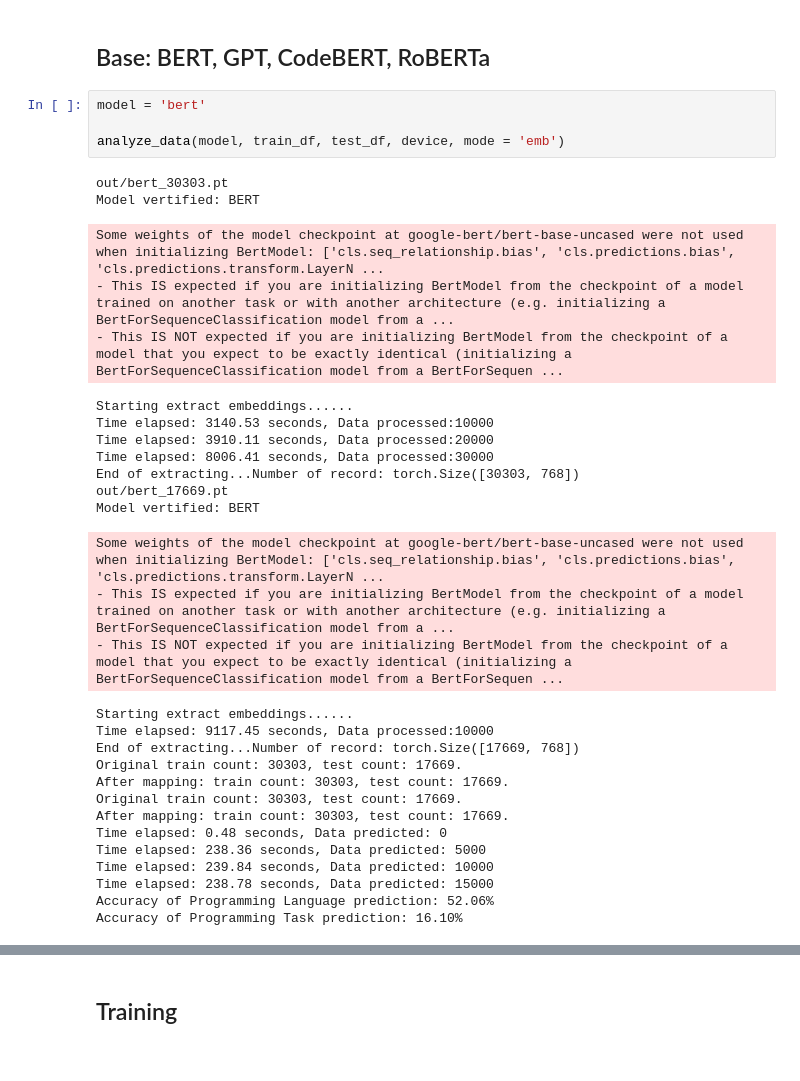
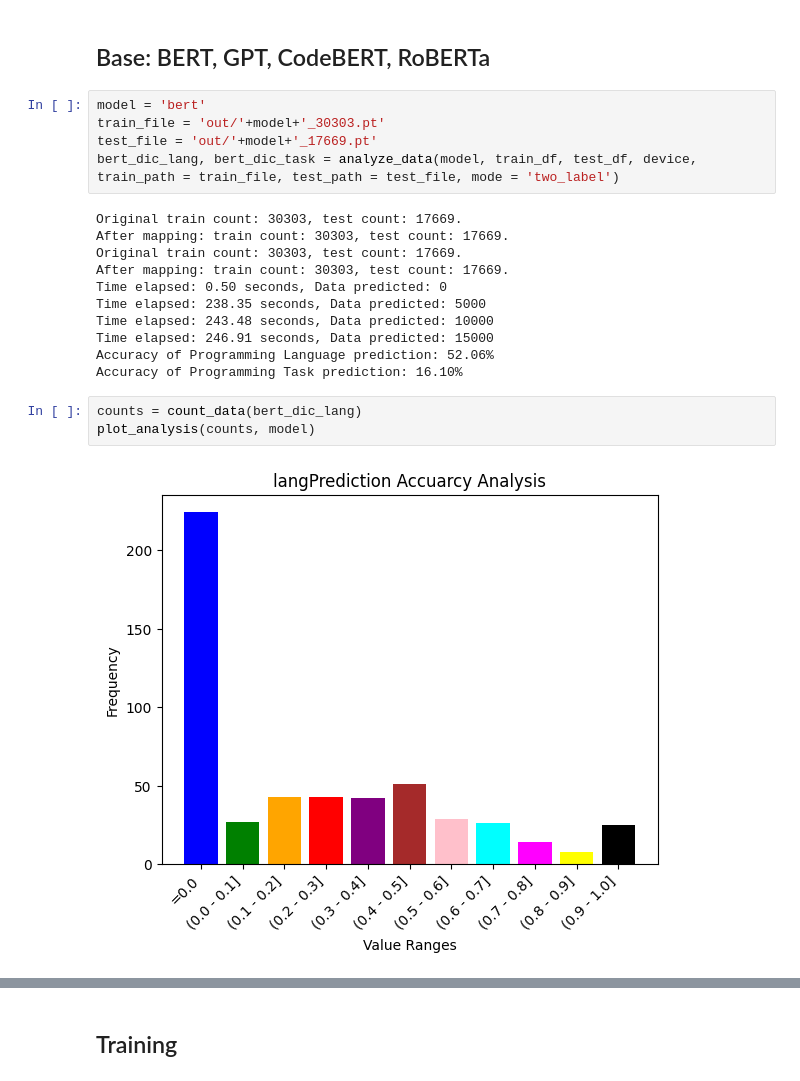
Before and after one commit to Simin404/literate_programming_llm, a Jupyter notebook: analyze_emb.ipynb, the cells around one changed output, grey strips where cells are left out. Saved outputs shown, nothing was run; the diff lists cells and outputs as text.

Commit message:
add histogram

```diff
--- a/analyze_emb.ipynb
+++ b/analyze_emb.ipynb
@@ -15,36 +15,24 @@ device: cuda
 ## Base: BERT, GPT, CodeBERT, RoBERTa
 # %%
 model = 'bert'
-
-analyze_data(model, train_df, test_df, device, mode = 'emb')
+train_file = 'out/'+model+'_30303.pt'
+test_file = 'out/'+model+'_17669.pt'
+bert_dic_lang, bert_dic_task = analyze_data(model, train_df, test_df, device, train_path = train_file, test_path = test_file, mode = 'two_label')
 # %% [output]
-out/bert_30303.pt
-Model vertified: BERT
+Original train count: 30303, test count: 17669.
+After mapping: train count: 30303, test count: 17669.
+Original train count: 30303, test count: 17669.
+After mapping: train count: 30303, test count: 17669.
+Time elapsed: 0.50 seconds, Data predicted: 0
+Time elapsed: 238.35 seconds, Data predicted: 5000
+Time elapsed: 243.48 seconds, Data predicted: 10000
+Time elapsed: 246.91 seconds, Data predicted: 15000
+Accuracy of Programming Language prediction: 52.06%
+Accuracy of Programming Task prediction: 16.10%
-Some weights of the model checkpoint at google-bert/bert-base-uncased were not used when initializing BertModel: ['cls.seq_relationship.bias', 'cls.predictions.bias', 'cls.predictions.transform.LayerN ...
-- This IS expected if you are initializing BertModel from the checkpoint of a model trained on another task or with another architecture (e.g. initializing a BertForSequenceClassification model from a ...
-- This IS NOT expected if you are initializing BertModel from the checkpoint of a model that you expect to be exactly identical (initializing a BertForSequenceClassification model from a BertForSequen ...
-Starting extract embeddings......
-Time elapsed: 3140.53 seconds, Data processed:10000
-Time elapsed: 3910.11 seconds, Data processed:20000
-Time elapsed: 8006.41 seconds, Data processed:30000
-End of extracting...Number of record: torch.Size([30303, 768])
-out/bert_17669.pt
-Model vertified: BERT
-Some weights of the model checkpoint at google-bert/bert-base-uncased were not used when initializing BertModel: ['cls.seq_relationship.bias', 'cls.predictions.bias', 'cls.predictions.transform.LayerN ...
-- This IS expected if you are initializing BertModel from the checkpoint of a model trained on another task or with another architecture (e.g. initializing a BertForSequenceClassification model from a ...
-- This IS NOT expected if you are initializing BertModel from the checkpoint of a model that you expect to be exactly identical (initializing a BertForSequenceClassification model from a BertForSequen ...
-Starting extract embeddings......
-Time elapsed: 9117.45 seconds, Data processed:10000
-End of extracting...Number of record: torch.Size([17669, 768])
-Original train count: 30303, test count: 17669.
-After mapping: train count: 30303, test count: 17669.
-Original train count: 30303, test count: 17669.
-After mapping: train count: 30303, test count: 17669.
-Time elapsed: 0.48 seconds, Data predicted: 0
-Time elapsed: 238.36 seconds, Data predicted: 5000
-Time elapsed: 239.84 seconds, Data predicted: 10000
-Time elapsed: 238.78 seconds, Data predicted: 15000
-Accuracy of Programming Language prediction: 52.06%
-Accuracy of Programming Task prediction: 16.10%
+# %%
+counts = count_data(bert_dic_lang)
+plot_analysis(counts, model)
+# %% [output]
+[figure, added]
 # %%
 model = 'gpt'
```
Also changed, not shown: parts of 11 cells of this notebook.
